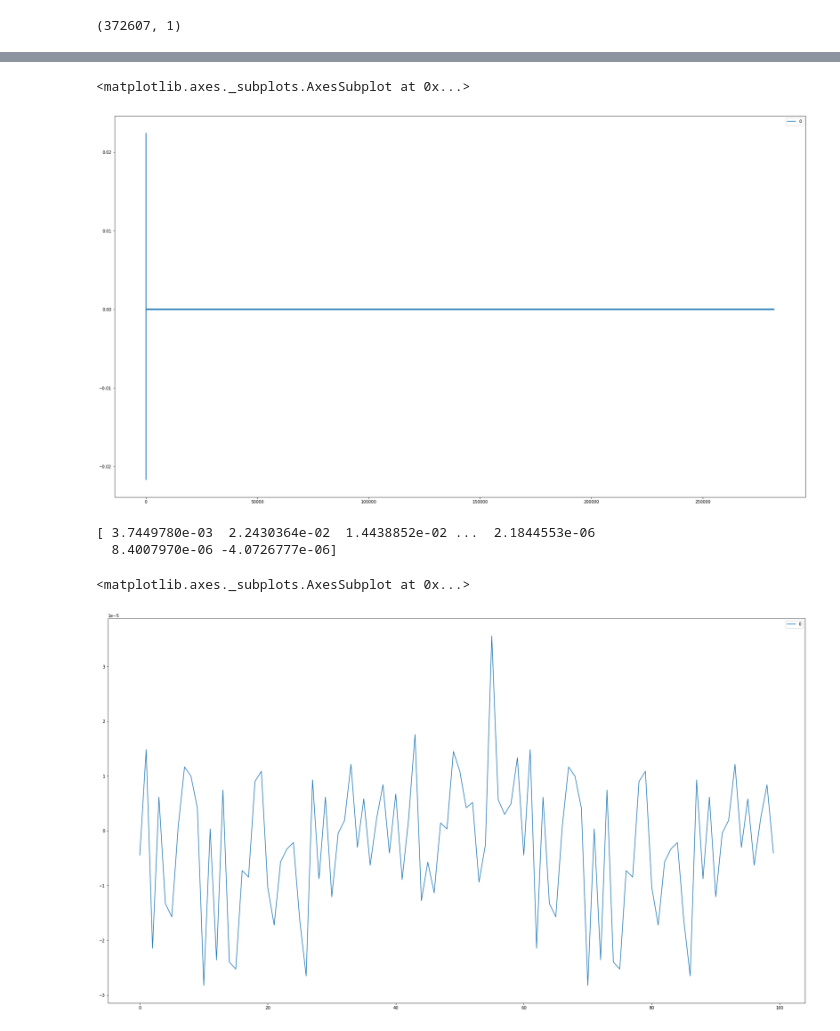
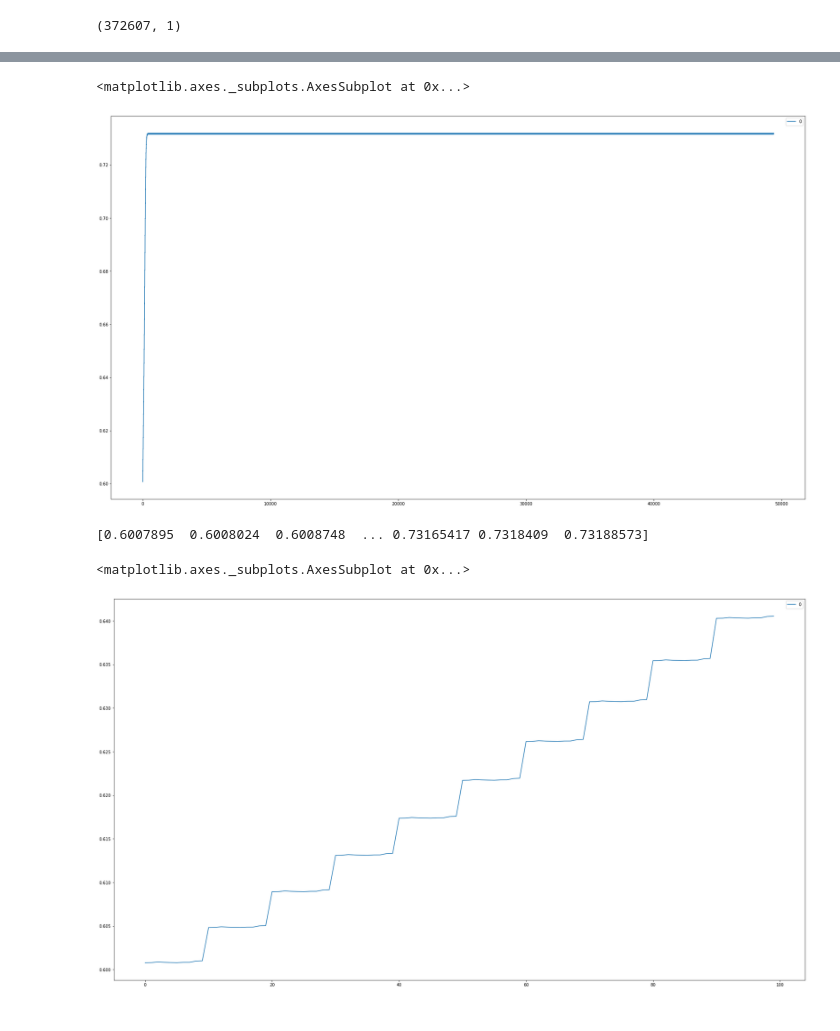
Before and after one commit to aerfio/magisterka, a Jupyter notebook: 2017histdata.ipynb, the cells around one changed output, grey strips where cells are left out. Cells and saved outputs as stored; diff of their text form; code cells hidden in the pictures.

```diff
--- a/2017histdata.ipynb
+++ b/2017histdata.ipynb
@@ -8,7 +8,7 @@ import pandas as pd
 from sklearn.preprocessing import MinMaxScaler
 from sklearn.model_selection import train_test_split
 from tensorflow.keras.models import Sequential, load_model
-from tensorflow.keras.layers import LSTM, Dense, Dropout
+from tensorflow.keras.layers import LSTM, Dense, Dropout, BatchNormalization
 from tensorflow.keras.optimizers import Adam
 from tensorflow.keras.callbacks import TensorBoard, ReduceLROnPlateau, LearningRateScheduler
 import time
@@ -16,9 +16,9 @@ import time
 PLOT=True
 # PLOT=False
 
-SEQ_LEN=40
-OUTPUT_LEN=5
-EPOCHS=10
+SEQ_LEN=60
+OUTPUT_LEN=10
+EPOCHS=5
 # %%
 url = "./datasets/DAT_ASCII_EURUSD_M1_2018.csv"
 df = pd.read_csv(url, names=list(["date","open", "high", "low", "close", "volume"]), header=None, sep=";")
@@ -148,20 +148,24 @@ print(vr[0][0])
 # %%
 model = Sequential()
 
-model.add(LSTM(units=50,return_sequences=True,input_shape=(X_train.shape[1], 1)))
+model.add(LSTM(units=64,return_sequences=True,input_shape=(X_train.shape[1], 1)))
 model.add(Dropout(0.2))
-
+model.add(BatchNormalization())
 # model.add(LSTM(units=50,return_sequences=True))
 # model.add(Dropout(0.2))
-model.add(LSTM(units=50,return_sequences=True))
+model.add(LSTM(units=64,return_sequences=True))
 model.add(Dropout(0.2))
-model.add(LSTM(units=50))
+model.add(BatchNormalization())
+
+model.add(LSTM(units=64))
 model.add(Dropout(0.2))
-model.add(Dense(units=30))
+model.add(BatchNormalization())
+
+model.add(Dense(units=OUTPUT_LEN+10,activation='relu'))
 model.add(Dropout(0.2))
 model.add(Dense(units=OUTPUT_LEN))
 
-opt = Adam(lr=0.001, decay=1e-6)
+# opt = Adam(lr=0.001, decay=1e-6)
 
 NAME = f"PRED-{int(time.time())}-OUTPUT_LEN={OUTPUT_LEN}-SEQ_LEN={SEQ_LEN}"
 tensorboard = TensorBoard(log_dir="logs/{}".format(NAME, update_freq=25))
@@ -176,7 +180,7 @@ def scheduler(epoch, lr):
 
 lr_scheduler_cb=LearningRateScheduler(schedule=scheduler)
 
-model.compile(optimizer=opt,loss='mean_squared_error')
+model.compile(optimizer="adam",loss='mse')
 
 print(model.summary())
 # %% [output]
@@ -198,7 +202,7 @@ Non-trainable params: 0
 _________________________________________________________________
 None
 # %%
-model.fit(X_train,y_train,epochs=EPOCHS,batch_size=128,validation_data=(X_test, y_test))
+model.fit(X_train,y_train,epochs=EPOCHS,batch_size=128,validation_data=(X_test, y_test), callbacks=[tensorboard])
 
 model_file=f"models/{NAME}_model.h5"
 
@@ -277,14 +277,13 @@ npoutput=np.array(output).reshape(1,-1)[0]
 pd.DataFrame(data=npoutput).plot(figsize=(30, 17))
 # %% [output]
 <matplotlib.axes._subplots.AxesSubplot at 0x...>
-[figure, old version]
+[figure, new version]
 # %%
 print(npoutput)
 # %% [output]
-[ 3.7449780e-03  2.2430364e-02  1.4438852e-02 ...  2.1844553e-06
-  8.4007970e-06 -4.0726777e-06]
+[0.6007895  0.6008024  0.6008748  ... 0.73165417 0.7318409  0.73188573]
 # %%
-pd.DataFrame(data=npoutput[-100:]).plot(figsize=(30, 17))
+pd.DataFrame(data=npoutput[:100]).plot(figsize=(30, 17))
 # %% [output]
 <matplotlib.axes._subplots.AxesSubplot at 0x...>
-[figure, old version]
+[figure, new version]
```
Also changed, not shown: parts of 16 cells of this notebook, 2 other files.
